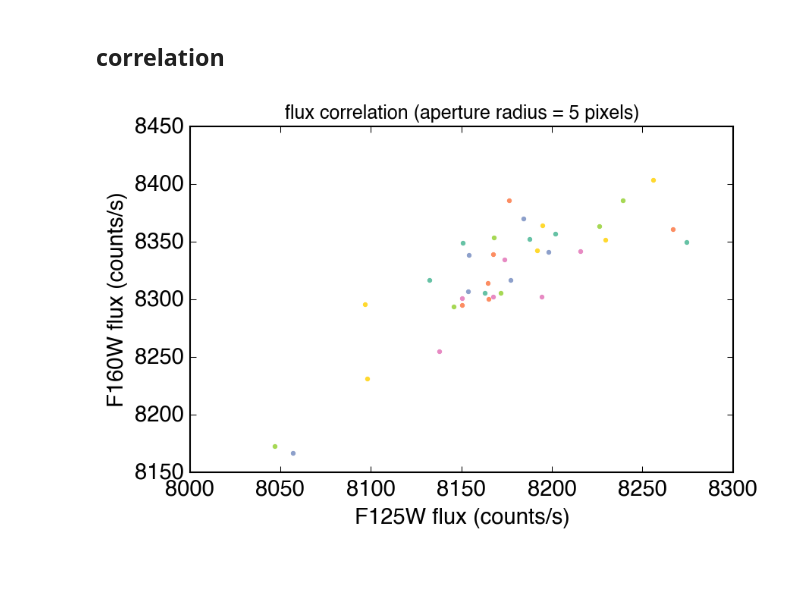
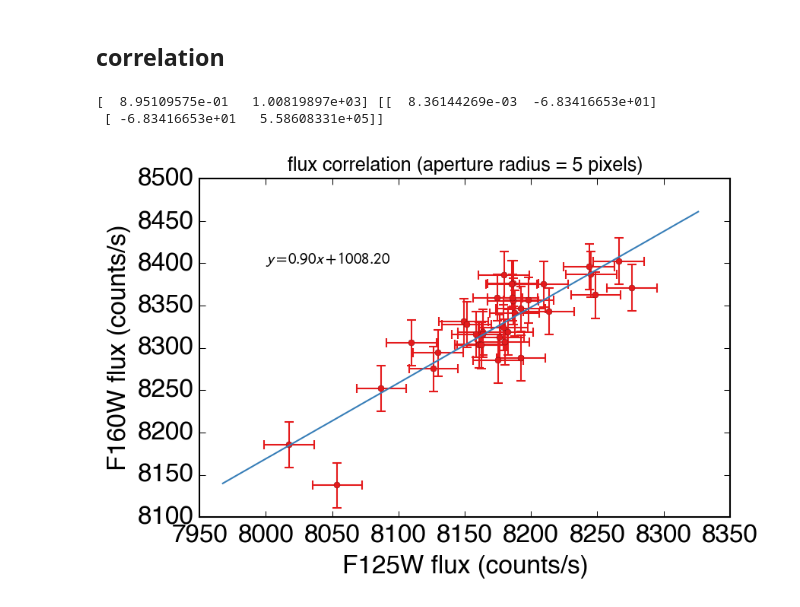
Before and after one commit to YifZhou/Exoplanet-Patchy-Clouds, a Jupyter notebook: ABPIC_Data_Analysis/Correlation and CMD.ipynb, the cells around one changed output. Saved outputs shown, nothing was run; the diff lists cells and outputs as text; code cells hidden in the pictures; blank space fills up the shorter version.

```diff
--- a/ABPIC_Data_Analysis/Correlation and CMD.ipynb
+++ b/ABPIC_Data_Analysis/Correlation and CMD.ipynb
@@ -9,21 +7,49 @@ f160DF = pd.read_csv('f160info.csv')
+# %%
+f125DF = pd.read_csv('f125info.csv')
+f160DF = pd.read_csv('f160info.csv')
+f125flux, f125err = np.loadtxt('Flux125_Dec01.dat', unpack = True)
+f160flux, f160err = np.loadtxt('Flux160_Dec01.dat', unpack = True)
+f125DF['flux'] = f125flux
+f125DF['error'] = f125err
+f160DF['flux'] = f160flux
+f160DF['error'] = f160err
 # %% [markdown]
 ## correlation
 # %%
 fig = plt.figure()
 ax = fig.add_subplot(111)
 flux125corr = []
 flux160corr = []
+err125corr = []
+err160corr = []
 for orbit_i in range(7, 13):
     flux125corr.append(f125DF[f125DF['orbit'] == orbit_i]['flux'][0:6])
+    err125corr.append(f125DF[f125DF['orbit'] == orbit_i]['error'][0:6])
     flux160corr.append(f160DF[f160DF['orbit'] == orbit_i]['flux'])
+    err160corr.append(f160DF[f160DF['orbit'] == orbit_i]['error'])
 
-flux125corr = np.array(flux125corr)
-flux160corr = np.array(flux160corr)
-ax.plot(flux125corr, flux160corr, '.')
+flux125corr = np.array(flux125corr).flatten()
+err125corr = np.array(err125corr).flatten()
+flux160corr = np.array(flux160corr).flatten()
+err160corr = np.array(err160corr).flatten()
+ax.errorbar(flux125corr, flux160corr, xerr = err125corr, yerr = err160corr, fmt = 'o', ms = 4, capthick = 1)
+## linear fit
+def fitfunc(x, m, b):
+    return m * x + b
+#def errfunc(p, x, y, err):
+#    return (y - fitfunc(p, x)) / err
+
+p, pcov = curve_fit(fitfunc, flux125corr, flux160corr, p0 = [1, 0], sigma = err160corr)
+x0 = np.linspace(flux125corr.min() - 50, flux125corr.max() + 50, 10)
+ax.plot(x0, p[0] * x0 + p[1])
+ax.text(8000, 8400, '$y = {0:.2f}x + {1:.2f}$'.format(p[0],p[1]))
 ax.set_xlabel('F125W flux (counts/s)')
 ax.set_ylabel('F160W flux (counts/s)')
 ax.set_title('flux correlation (aperture radius = 5 pixels)')
 fig.tight_layout()
-fig.savefig('Flux_correlation_Nov17.pdf')
+fig.savefig('Flux_correlation_Dec7.pdf')
+print p, pcov
 # %% [output]
+[  8.95109575e-01   1.00819897e+03] [[  8.36144269e-03  -6.83416653e+01]
+ [ -6.83416653e+01   5.58608331e+05]]
-[figure, old version]
+[figure, new version]
```
Also changed, not shown: parts of 5 cells of this notebook, 14 other files.
